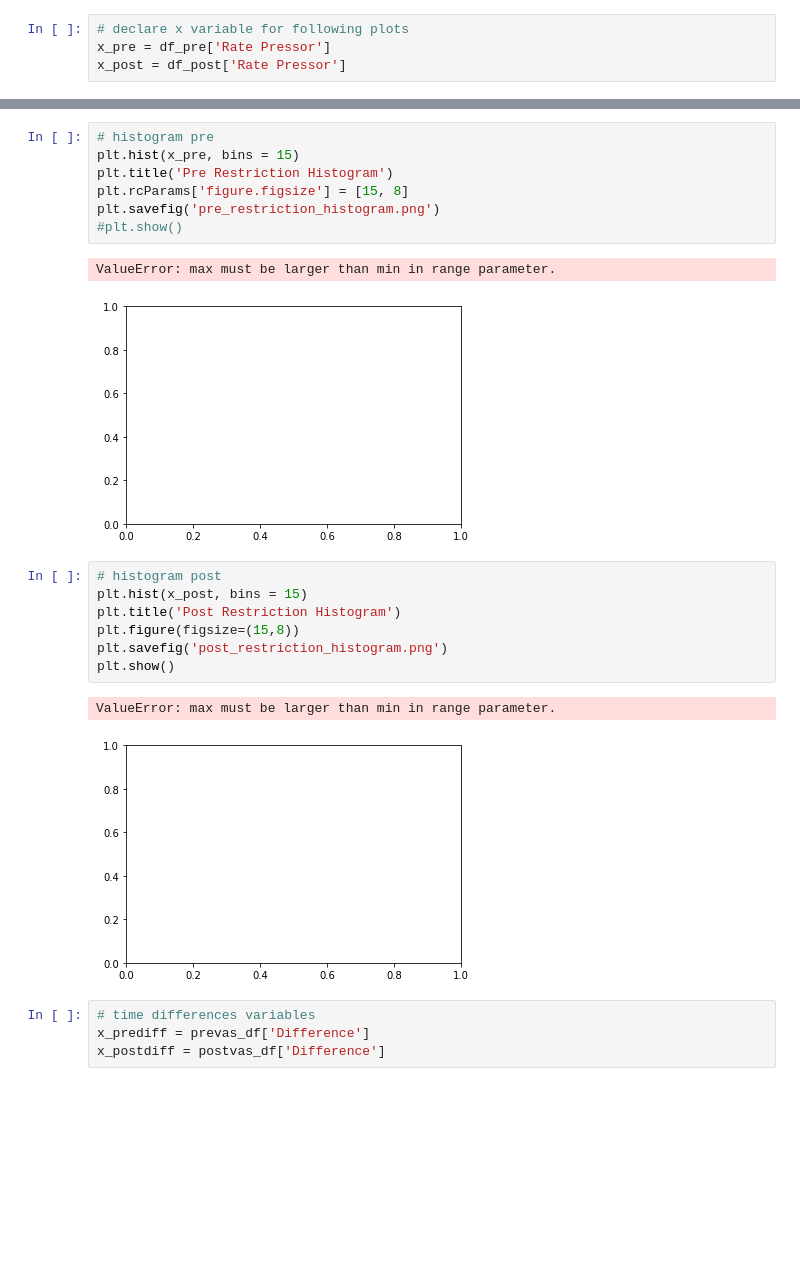
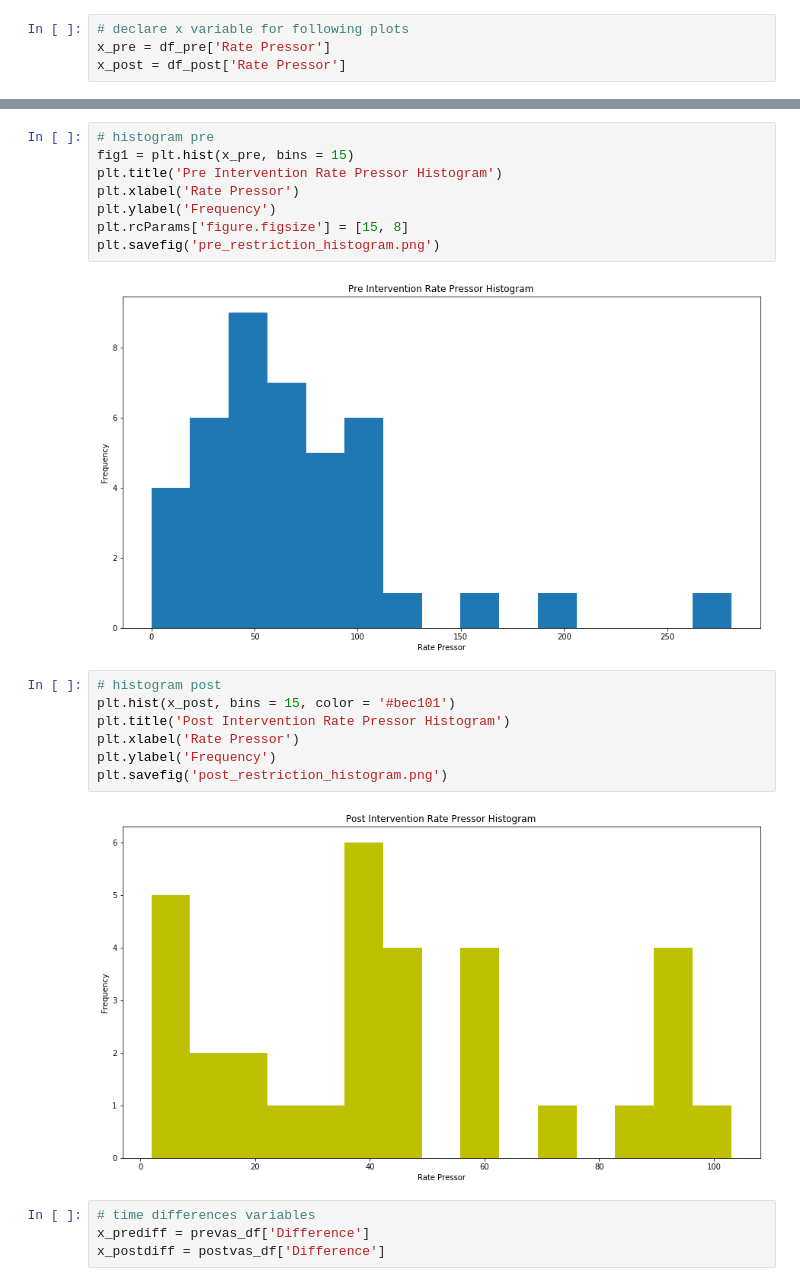
Before and after one commit to SpecCRA/vasopressIN, a Jupyter notebook: analysis_notebook.ipynb, the cells around one changed output, grey strips where cells are left out. Cells and saved outputs as stored; diff of their text form; blank space fills up the shorter version.

```diff
--- a/analysis_notebook.ipynb
+++ b/analysis_notebook.ipynb
@@ -834,23 +484,22 @@ plt.savefig('post_restriction_box.png')
 # %%
 # histogram pre
-plt.hist(x_pre, bins = 15)
-plt.title('Pre Restriction Histogram')
+fig1 = plt.hist(x_pre, bins = 15)
+plt.title('Pre Intervention Rate Pressor Histogram')
+plt.xlabel('Rate Pressor')
+plt.ylabel('Frequency')
 plt.rcParams['figure.figsize'] = [15, 8]
 plt.savefig('pre_restriction_histogram.png')
-#plt.show()
 # %% [output]
-ValueError: max must be larger than min in range parameter.
-[figure, old version]
+[figure, new version]
 # %%
 # histogram post
-plt.hist(x_post, bins = 15)
-plt.title('Post Restriction Histogram')
-plt.figure(figsize=(15,8))
+plt.hist(x_post, bins = 15, color = '#bec101')
+plt.title('Post Intervention Rate Pressor Histogram')
+plt.xlabel('Rate Pressor')
+plt.ylabel('Frequency')
 plt.savefig('post_restriction_histogram.png')
-plt.show()
 # %% [output]
-ValueError: max must be larger than min in range parameter.
-[figure, old version]
+[figure, new version]
 # %%
 # time differences variables
 x_prediff = prevas_df['Difference']
```
Also changed, not shown: parts of 45 cells of this notebook.
